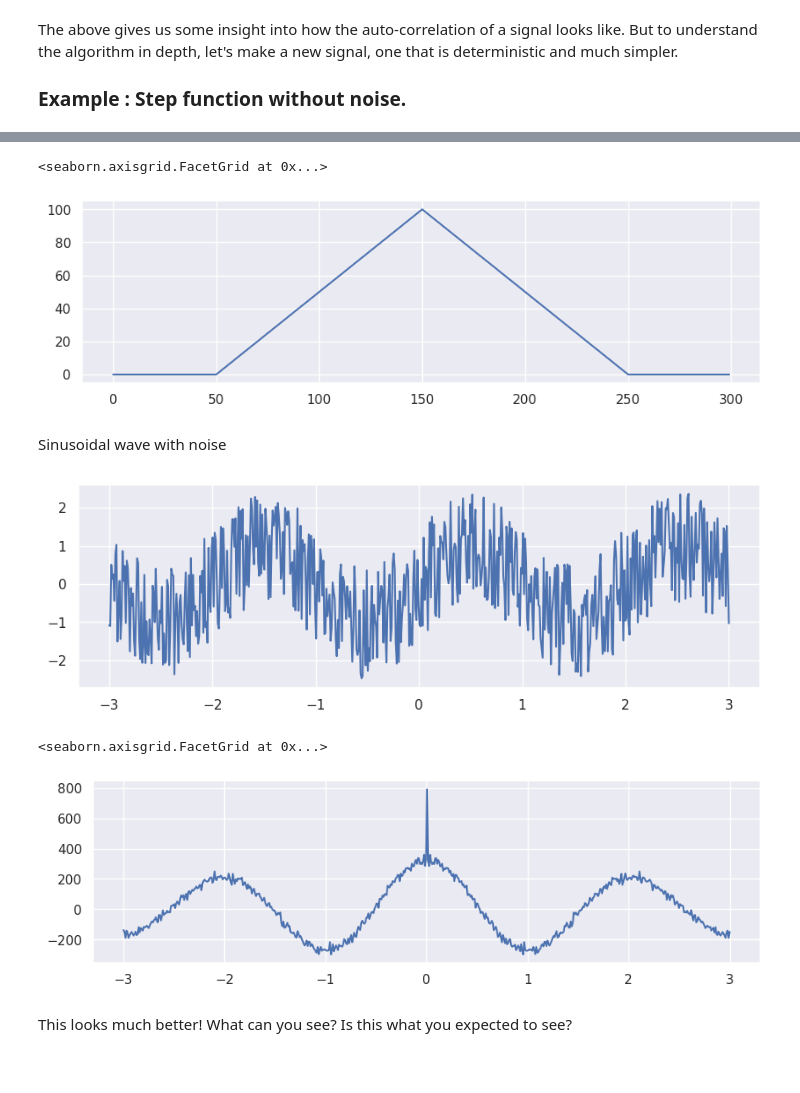
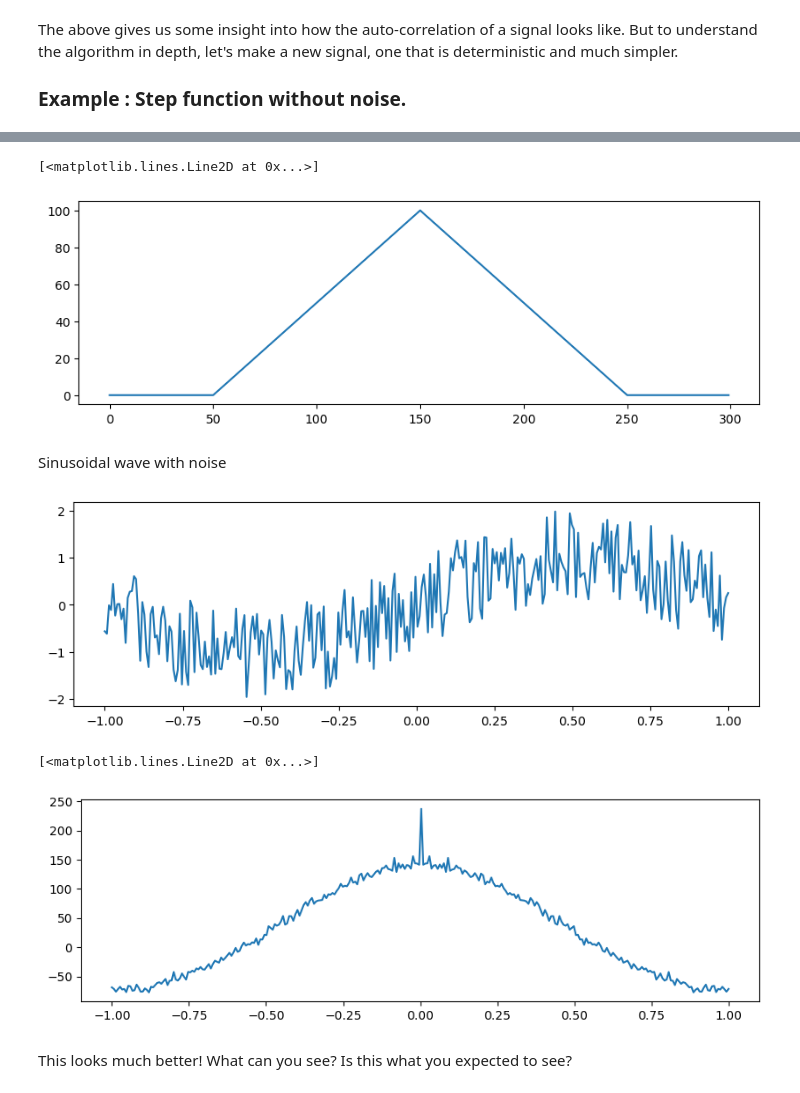
Before and after one commit to bordeaux-neurocampus/2024-Data-Analysis, a Jupyter notebook: lessons/programming/L04-fft.ipynb, the cells around one changed output, grey strips where cells are left out. Cells and saved outputs as stored; diff of their text form; code cells hidden in the pictures.

```diff
--- a/lessons/programming/L04-fft.ipynb
+++ b/lessons/programming/L04-fft.ipynb
@@ -25,19 +12,15 @@ For this part of the tutorial, we will calculate the auto-correlation of a (rand
 # Auto-correlation, step #1: create a signal
 import numpy as np
 import matplotlib.pyplot as plt
-import seaborn as sns
-sns.set_theme(style="darkgrid")
 
 X = range(0,300)
+# Y = (np.zeros(100),np.ones(100))
 
 Y = np.zeros(300)
 Y[100:200] = 1
+#Y = np.sin(X)
 Y += np.random.uniform(-1,1,len(X))*1.5 # Try to play with level of noise
 
 plt.figure(figsize=(10,3))
-
-#TODO: using matplotlib or seaborn plot Y over X
-# for visual aspect, the dimension of your figues must be height: 3cm, and width: 10cm
-plt.plot(X,Y)
-plt.show()
+plt.plot(X,Y);
 # %% [output]
@@ -73,37 +55,34 @@ plt.plot(X,Y);
 # %%
-#TODO: Calculate and plot auto-correlation of Y
-C = np.correlate(Y,Y , mode="same")
-
-sns.relplot(x=X,y=C,kind="line", height=3, aspect = 3)
+# Calculate auto-correlation of Y
+C = np.correlate(Y, Y, mode='same')
+plt.figure(figsize=(10,3))
+plt.plot(X,C)
 # %% [output]
-<seaborn.axisgrid.FacetGrid at 0x...>
+[<matplotlib.lines.Line2D at 0x...>]
-[figure, old version]
+[figure, new version]
 # %% [markdown]
 Sinusoidal wave with noise
 # %%
 import numpy as np
 import matplotlib.pyplot as plt
-X = np.linspace(-3,3,600)
+X = np.linspace(-1,1,300)
 
 Y = np.sin(np.pi*X)# try a sinusoidal function
-
-#TODO: Add noise to the sinusoidal signal (hint: use numpy function np.rando, and give a uniform noise between -1 and +1
-Y += np.random.uniform(-1,1,len(X))*1.5 # Try to play with level of noise
+Y += np.random.uniform(-1,1,len(X)) #add noise to it
 
 plt.figure(figsize=(10,3))
 plt.plot(X,Y);
 # %% [output]
-[figure, old version]
+[figure, new version]
 # %%
-#TODO: Calculate auto-correlation of Y
-C = np.correlate(Y,Y , mode="same")
-
-
-#TODO: plot the autocorrelation
-sns.relplot(x=X,y=C,kind="line", height=3, aspect = 3)
+# Calculate auto-correlation of Y
+C = np.correlate(Y,Y, mode = 'same') #autocorrelation
+plt.figure(figsize=(10,3))
+plt.plot(X,C)
+#plot the autocorrelation
 # %% [output]
-<seaborn.axisgrid.FacetGrid at 0x...>
+[<matplotlib.lines.Line2D at 0x...>]
-[figure, old version]
+[figure, new version]
 # %% [markdown]
 This looks much better! What can you see? Is this what you expected to see?
 # %% [markdown]
```
Also changed, not shown: parts of 15 cells of this notebook.
